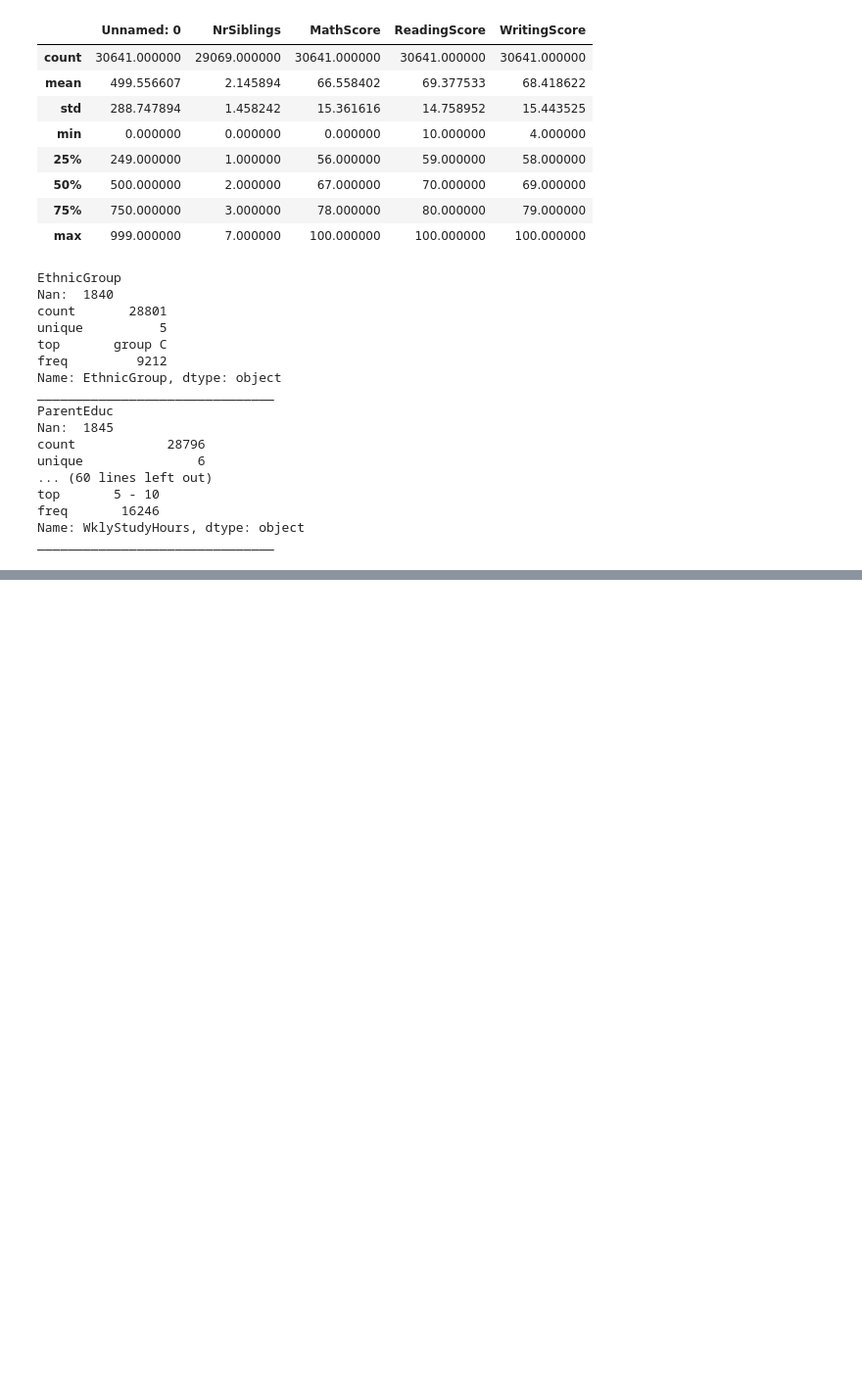
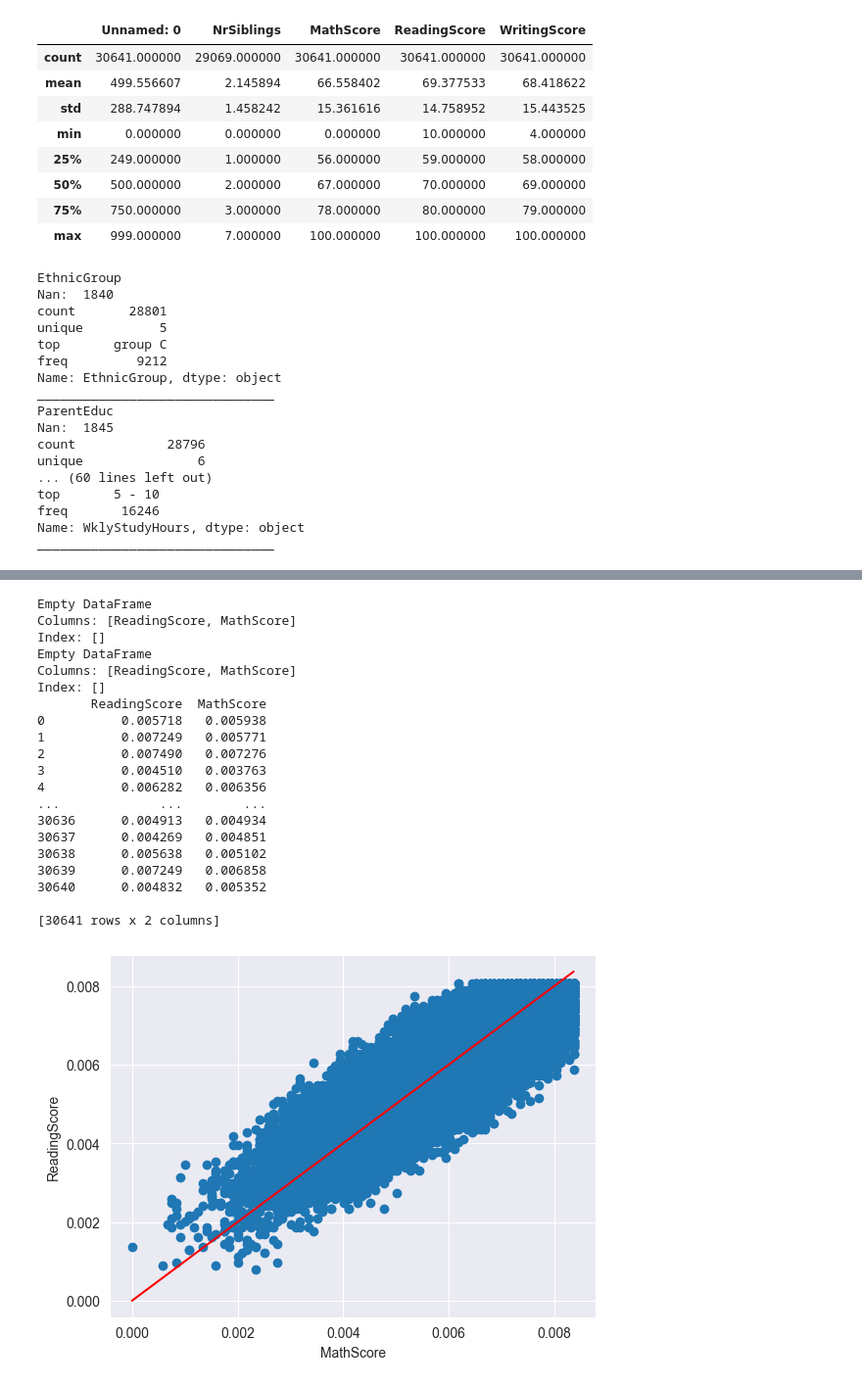
Before and after one commit to MaximLord/Lab, a Jupyter notebook: laba_3.ipynb, the cells around one changed output, grey strips where cells are left out. Shown: that part at 98% size. Saved outputs shown, nothing was run; the diff lists cells and outputs as text; code cells hidden in the pictures; blank space fills up the shorter version.

```diff
--- a/laba_3.ipynb
+++ b/laba_3.ipynb
@@ -164,0 +433,20 @@ _______________________________
+# %%
+newDataOuts1 = univ_df.copy()
+
+newDataOuts1.dtypes
+for column in newDataOuts1.columns.tolist():
+    if newDataOuts1[column].dtype != np.float64:
+        newDataOuts1.drop(columns = column, axis=1, inplace=True)
+
+for column in newDataOuts1.columns.tolist():
+     print(newDataOuts1[newDataOuts1[column].isnull()])
+     newDataOuts1[column] = newDataOuts1[column].fillna(0);
+
+newArrayOut1Normilize = preprocessing.normalize(newDataOuts1, axis=0)
+
+namesColumn = newDataOuts1.columns
+
+
+newFdOut1 = pd.DataFrame(newArrayOut1Normilize, columns = namesColumn)
+
+print(newFdOut1.describe());
@@ -164,0 +588,47 @@ _______________________________
+# %%
+import matplotlib.pyplot as plt
+
+elementXY = univ_df[["ReadingScore", "MathScore"]].copy()
+
+for column in elementXY.columns.tolist():
+     print(elementXY[elementXY[column].isnull()])
+     elementXY[column] = elementXY[column].fillna(0);
+
+
+newArrayXYNormilize = preprocessing.normalize(elementXY, axis=0)
+
+namesColumn = elementXY.columns
+
+
+newFdXY = pd.DataFrame(newArrayXYNormilize, columns = namesColumn)
+
+
+print(newFdXY)
+
+plt.scatter(newFdXY["MathScore"], newFdXY["ReadingScore"])
+plt.plot([min(newFdXY["MathScore"]),max(newFdXY["MathScore"])],[min(newFdXY["MathScore"]),max(newFdXY["MathScore"])],color="red")
+plt.xlabel("MathScore")
+plt.ylabel("ReadingScore")
+plt.show()
+# %% [output]
+Empty DataFrame
+Columns: [ReadingScore, MathScore]
+Index: []
+Empty DataFrame
+Columns: [ReadingScore, MathScore]
+Index: []
+       ReadingScore  MathScore
+0          0.005718   0.005938
+1          0.007249   0.005771
+2          0.007490   0.007276
+3          0.004510   0.003763
+4          0.006282   0.006356
+...             ...        ...
+30636      0.004913   0.004934
+30637      0.004269   0.004851
+30638      0.005638   0.005102
+30639      0.007249   0.006858
+30640      0.004832   0.005352
+
+[30641 rows x 2 columns]
+[figure, added]
```
Also changed, not shown: parts of 24 cells of this notebook.
